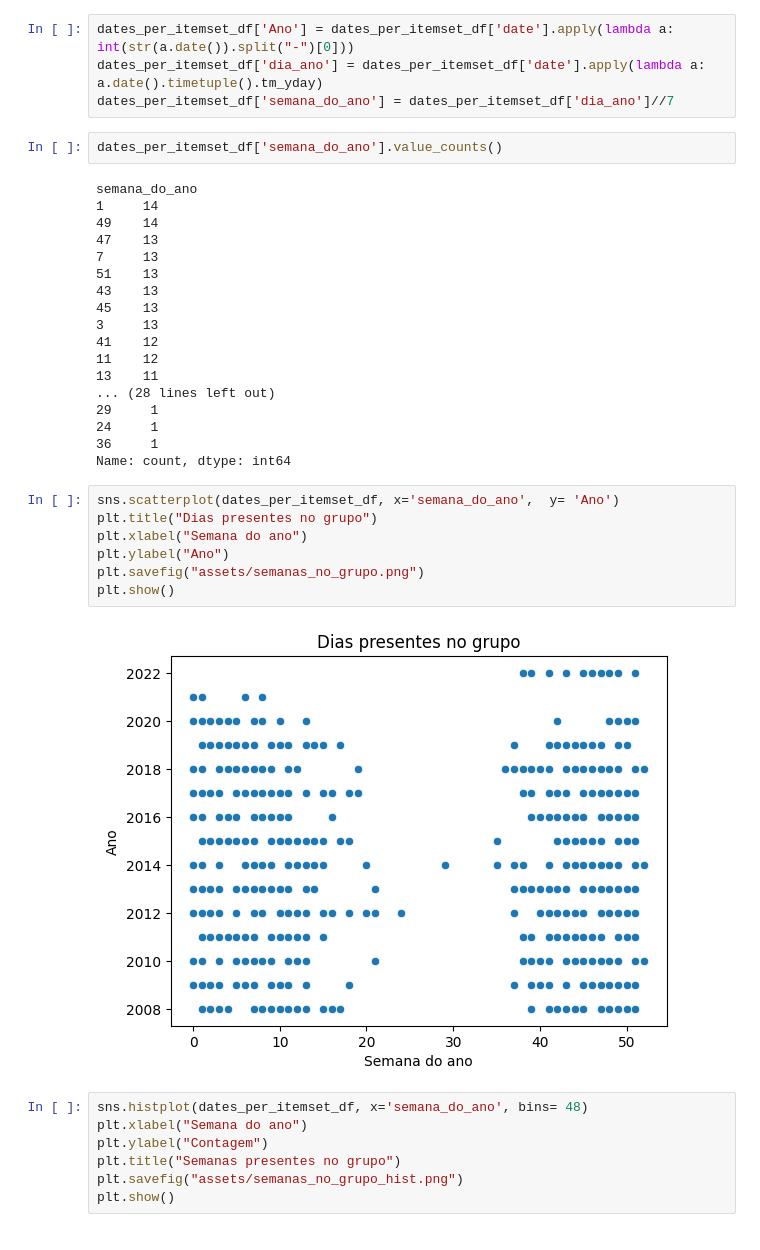
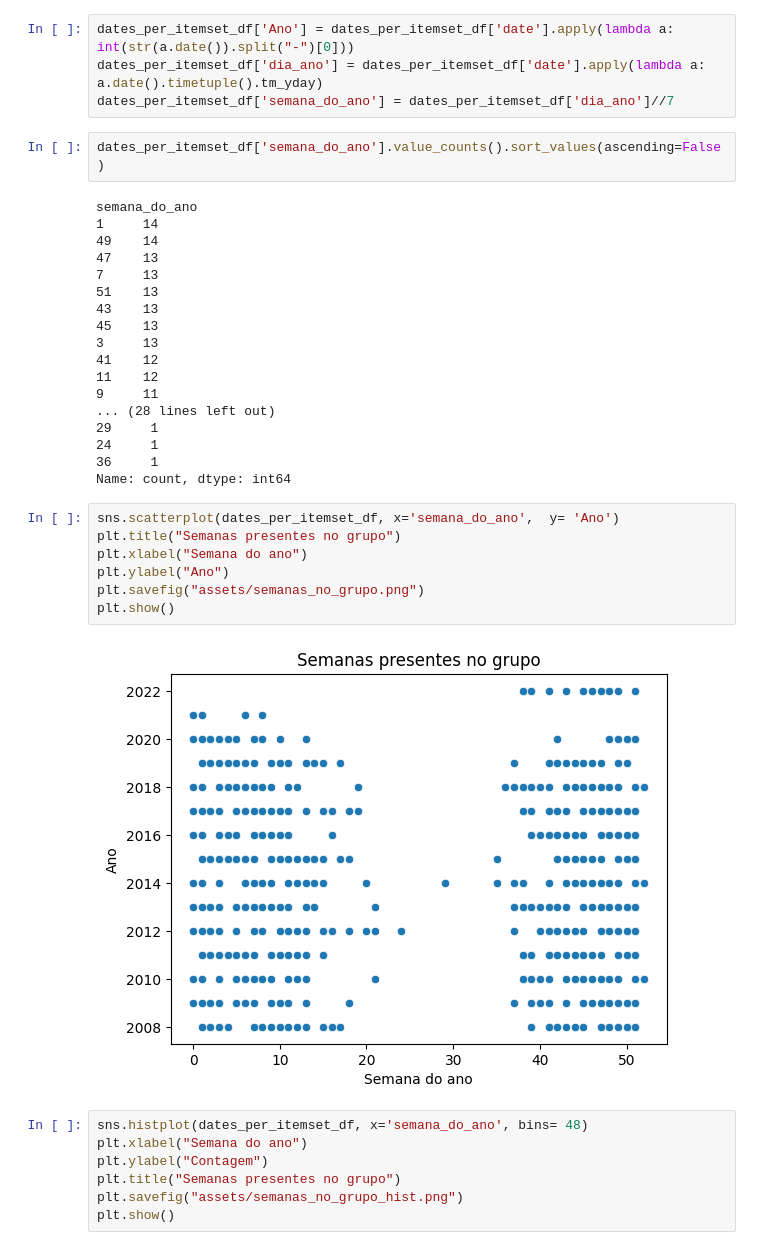
Before and after one commit to davilbs/TP_MDA, a Jupyter notebook: notebooks/5-dsc-weekly-nclusterbox-10-threshold.ipynb, the cells around one changed output. Drawn from its saved outputs; the diff is of its cells as text.

```diff
--- a/notebooks/5-dsc-weekly-nclusterbox-10-threshold.ipynb
+++ b/notebooks/5-dsc-weekly-nclusterbox-10-threshold.ipynb
@@ -65,7 +65,7 @@ dates_per_itemset_df['Ano'] = dates_per_itemset_df['date'].apply(lambda a: int(s
 dates_per_itemset_df['dia_ano'] = dates_per_itemset_df['date'].apply(lambda a: a.date().timetuple().tm_yday)
 dates_per_itemset_df['semana_do_ano'] = dates_per_itemset_df['dia_ano']//7
 # %%
-dates_per_itemset_df['semana_do_ano'].value_counts()
+dates_per_itemset_df['semana_do_ano'].value_counts().sort_values(ascending=False)
 # %% [output]
 semana_do_ano
 1     14
@@ -78,7 +78,7 @@ semana_do_ano
 3     13
 41    12
 11    12
-13    11
+9     11
 ... (28 lines left out)
 29     1
 24     1
@@ -86,13 +86,13 @@ semana_do_ano
 Name: count, dtype: int64
 # %%
 sns.scatterplot(dates_per_itemset_df, x='semana_do_ano',  y= 'Ano')
-plt.title("Dias presentes no grupo")
+plt.title("Semanas presentes no grupo")
 plt.xlabel("Semana do ano")
 plt.ylabel("Ano")
 plt.savefig("assets/semanas_no_grupo.png")
 plt.show()
 # %% [output]
-[figure, old version]
+[figure, new version]
 # %%
 sns.histplot(dates_per_itemset_df, x='semana_do_ano', bins= 48)
 plt.xlabel("Semana do ano")
```
Also changed, not shown: 1 other file.
